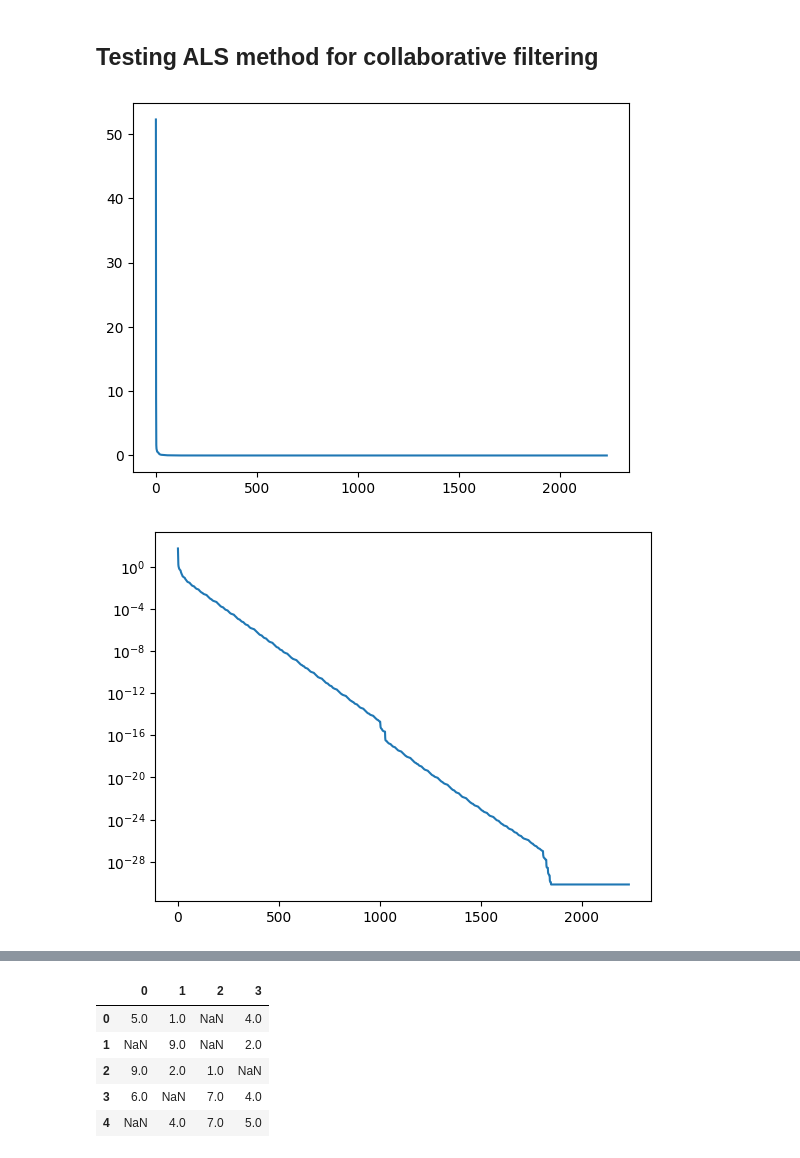
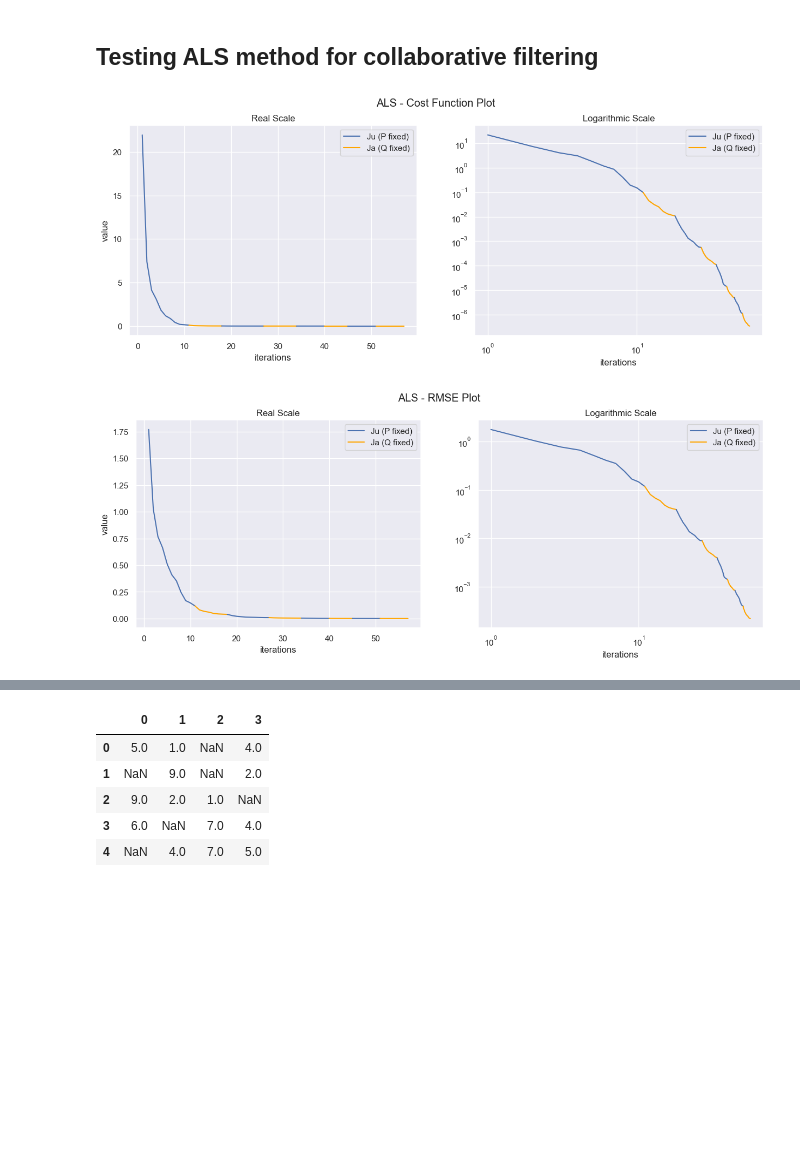
Before and after one commit to MarcoC1796/recommender-systems-thesis, a Jupyter notebook: Recommender Systems Tests.ipynb, the cells around one changed output, grey strips where cells are left out. Cells and saved outputs as stored; diff of their text form; code cells hidden in the pictures; blank space fills up the shorter version.

```diff
--- a/Recommender Systems Tests.ipynb
+++ b/Recommender Systems Tests.ipynb
@@ -7,6 +7,8 @@ import pandas as pd
 
 # visualization
 import matplotlib.pyplot as plt
+import seaborn as sns
+sns.set_theme()
 
 # functions to test
 from gradientDescent import gradientDescent
@@ -14,7 +16,6 @@ from alternatingLeastSquares import ALS
 from lineSearchAlgorithm import lineSearch
 from cost_functions import get_Ju_and_DJu, get_Ja_and_DJa
 from aux_functions import initializeQ, initializeP
-
 from accuracyMetrics import RMSE
 # %% [markdown]
 ## Sample Data
@@ -164,24 +133,24 @@ pd.DataFrame(R)
 # %% [markdown]
 ## Testing ALS method for collaborative filtering
 # %%
-np.random.seed(0)
+np.random.seed(43)
 f = 4
-tol = 1e-2
-max_iter = 1e3
-als_result = ALS(R, f, alpha, 0, tol, 100, max_iter)
+alternations = 4
+tol = 1e-1
+max_iter = 1e1
+
+als_result = ALS(R, f, alternations, tol, max_iter)
 # %%
-newTheta = als_result["Q"]
-newX = als_result["P"]
+newQ = als_result["Q"]
+newP = als_result["P"]
 J_values = als_result["J_values"]
+RMSE_values = als_result["RMSEs"]
 # %%
-plt.plot(J_values)
-plt.show()
+
+from plottingFunctions import plotALSResults
+plotALSResults(J_values, "ALS - Cost Function Plot")
+plotALSResults(RMSE_values, "ALS - RMSE Plot")
 # %% [output]
-[figure, old version]
+[figure, new version]
+[figure, added]
-# %%
-plt.plot(J_values)
-plt.yscale("log")
-plt.show()
-# %% [output]
-[figure, removed]
 # %%
```
Also changed, not shown: parts of 12 cells of this notebook, 3 other files.
